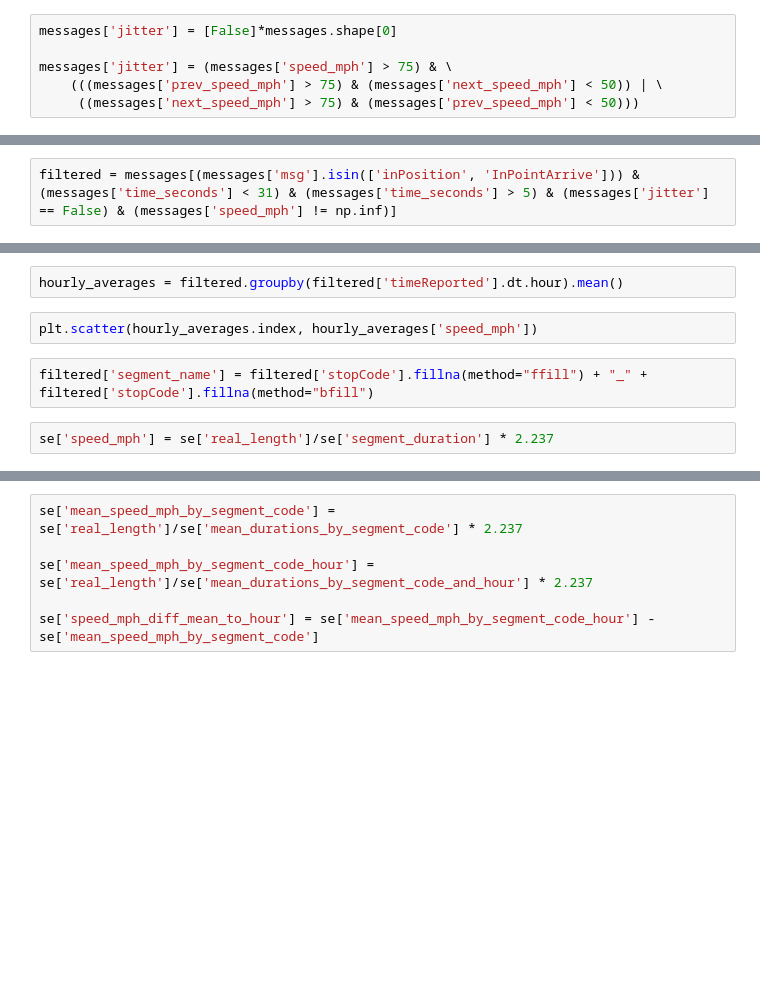
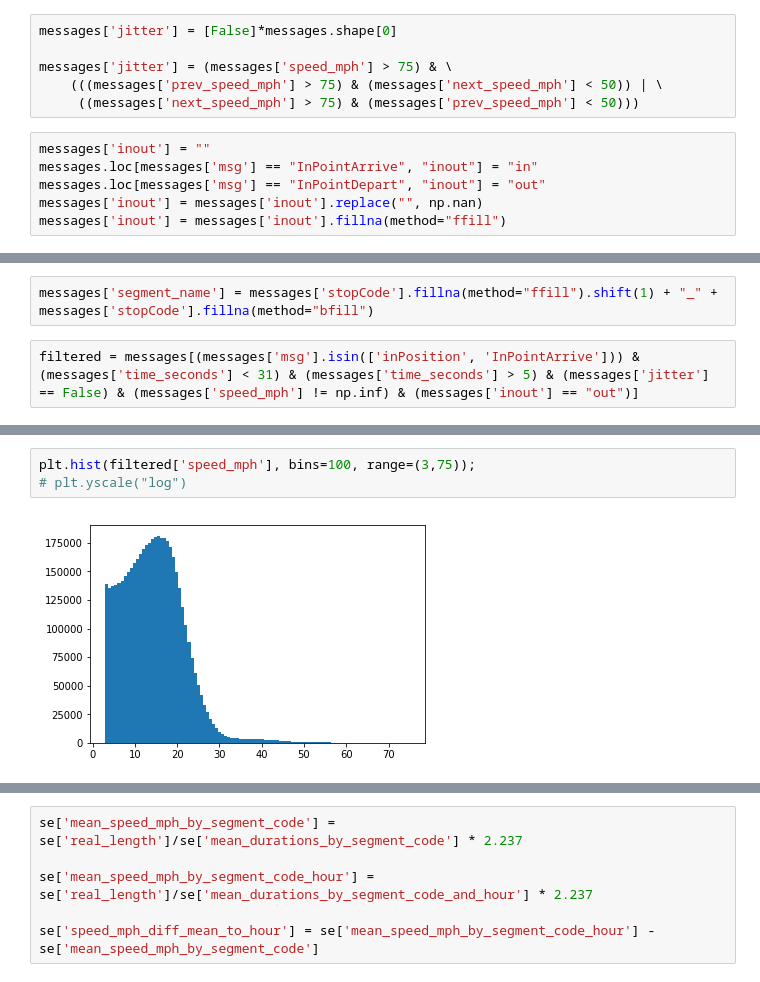
Before and after one commit to gingertom/buses, a Jupyter notebook: Data Exploration/GPS-speed/GPS-speed.ipynb, the cells around one changed output, grey strips where cells are left out. Drawn from its saved outputs; the diff is of its cells as text; blank space fills up the shorter version.

```diff
--- a/Data Exploration/GPS-speed/GPS-speed.ipynb
+++ b/Data Exploration/GPS-speed/GPS-speed.ipynb
@@ -456,3 +530,9 @@ messages['jitter'] = [False]*messages.shape[0]
 messages['jitter'] = (messages['speed_mph'] > 75) & \
     (((messages['prev_speed_mph'] > 75) & (messages['next_speed_mph'] < 50)) | \
      ((messages['next_speed_mph'] > 75) & (messages['prev_speed_mph'] < 50)))
+# %%
+messages['inout'] = ""
+messages.loc[messages['msg'] == "InPointArrive", "inout"] = "in"
+messages.loc[messages['msg'] == "InPointDepart", "inout"] = "out"
+messages['inout'] = messages['inout'].replace("", np.nan)
+messages['inout'] = messages['inout'].fillna(method="ffill")
@@ -459,2 +551,4 @@ messages['jitter'] = (messages['speed_mph'] > 75) & \
+# %%
+messages['segment_name'] = messages['stopCode'].fillna(method="ffill").shift(1) + "_" + messages['stopCode'].fillna(method="bfill")
 # %%
-filtered = messages[(messages['msg'].isin(['inPosition', 'InPointArrive'])) & (messages['time_seconds'] < 31) & (messages['time_seconds'] > 5) & (messages['jitter'] == False) & (messages['speed_mph'] != np.inf)]
+filtered = messages[(messages['msg'].isin(['inPosition', 'InPointArrive'])) & (messages['time_seconds'] < 31) & (messages['time_seconds'] > 5) & (messages['jitter'] == False) & (messages['speed_mph'] != np.inf) & (messages['inout'] == "out")]
@@ -464,8 +564,5 @@ plt.yscale("log")
-# %%
-hourly_averages = filtered.groupby(filtered['timeReported'].dt.hour).mean()
-# %%
-plt.scatter(hourly_averages.index, hourly_averages['speed_mph'])
-# %%
-filtered['segment_name'] = filtered['stopCode'].fillna(method="ffill") + "_" + filtered['stopCode'].fillna(method="bfill")
-# %%
-se['speed_mph'] = se['real_length']/se['segment_duration'] * 2.237
+# %%
+plt.hist(filtered['speed_mph'], bins=100, range=(3,75));
+# plt.yscale("log")
+# %% [output]
+[figure, added]
```
Also changed, not shown: parts of 97 cells of this notebook.
